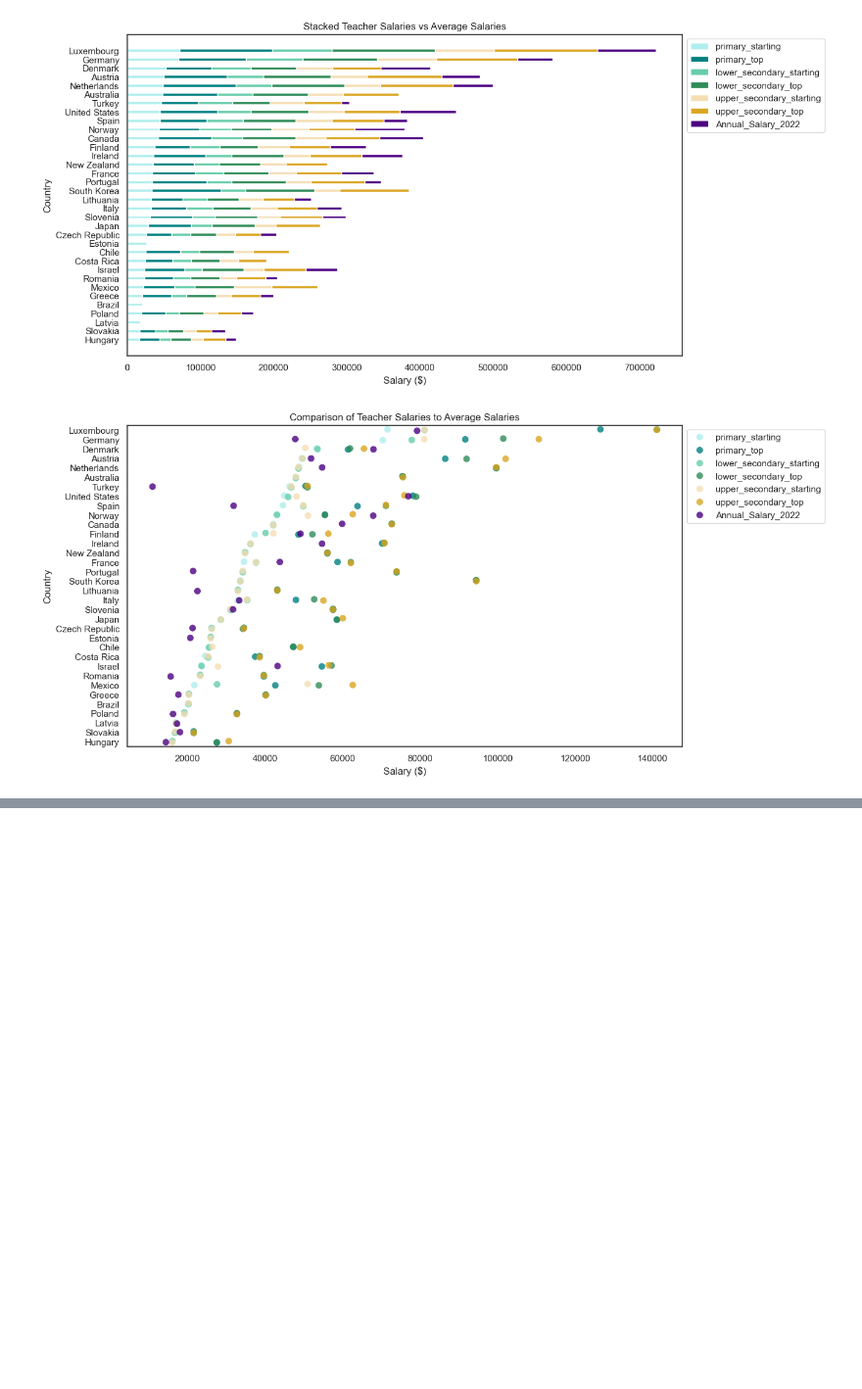
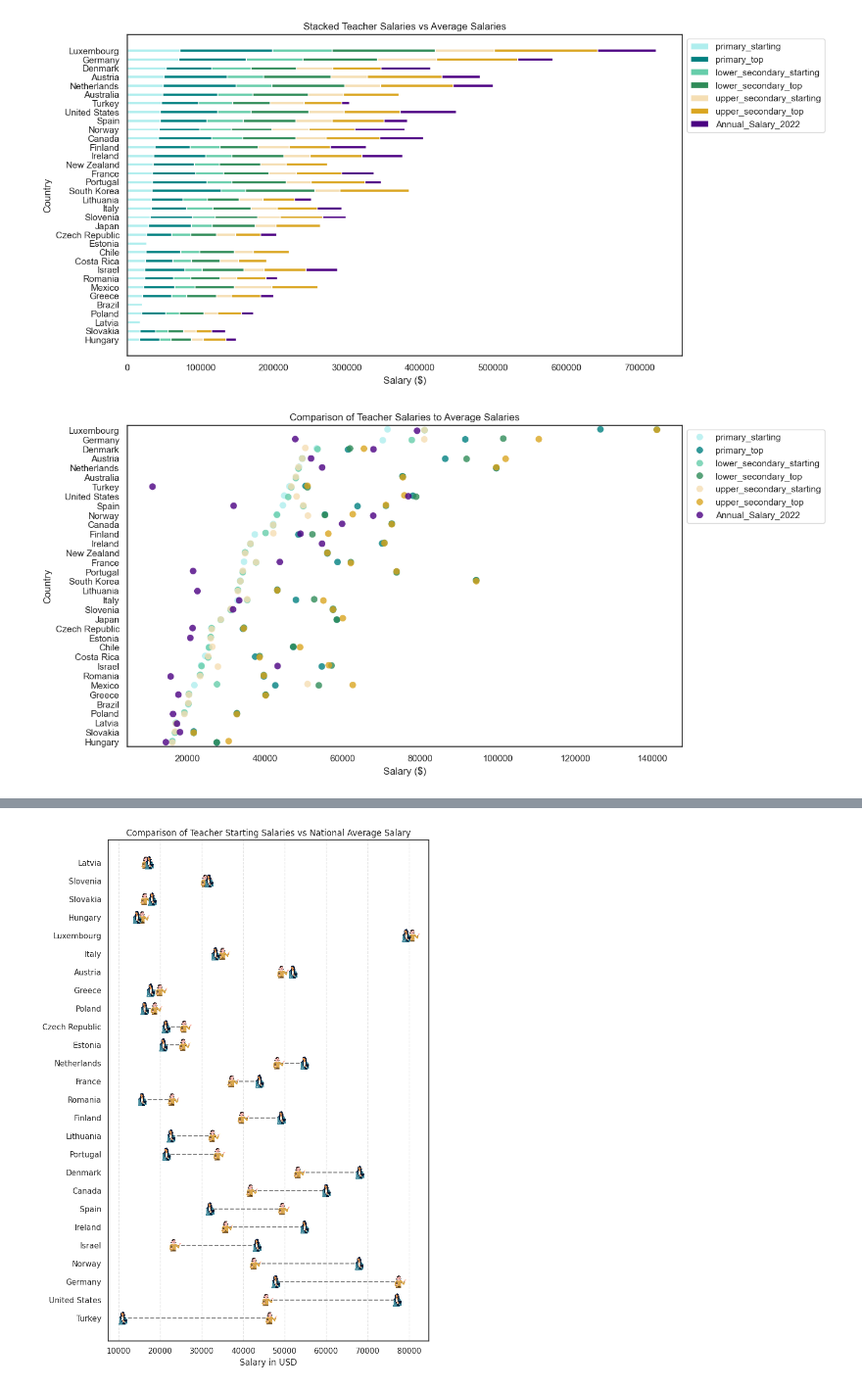
Before and after one commit to BeejalP/teachersalaries, a Jupyter notebook: my_project.ipynb, the cells around one changed output, grey strips where cells are left out. Shown at 98% size. Drawn from its saved outputs; the diff is of its cells as text; code cells hidden in the pictures; blank space fills up the shorter version.

```diff
--- a/my_project.ipynb
+++ b/my_project.ipynb
@@ -1679,0 +1754,56 @@ plt.show()
+# %%
+## Lollipop chart sorted by salary gap
+# import os
+from matplotlib.offsetbox import AnnotationBbox, OffsetImage
+from matplotlib.lines import Line2D
+
+# Calculate the gap between starting salary and national average salary
+salaries['salary_gap'] = abs(salaries['Annual_Salary_2022'] - salaries['lower_secondary_starting'])
+
+# Sort by the largest gap between the salaries
+salaries = salaries.sort_values(by="salary_gap", ascending=False)
+
+# Define paths to your images (adjust the paths as needed)
+teacher_icon_path = os.path.expanduser("~/Desktop/teacher.png")
+average_icon_path = os.path.expanduser("~/Desktop/average.png")
+
+# Function to load images for the markers
+def get_marker_image(image_path, zoom=0.1):
+    return OffsetImage(plt.imread(image_path), zoom=zoom)
+
+# Create the plot
+fig, ax = plt.subplots(figsize=(8, 11))
+
+# Loop through data and plot points with images for the markers
+for i in range(len(salaries)):
+    start_salary = salaries.iloc[i]["lower_secondary_starting"]
+    avg_salary = salaries.iloc[i]["Annual_Salary_2022"]
+
+    # Connecting line between the two salaries
+    ax.plot([start_salary, avg_salary], [i, i], color="gray", linestyle="--")
+
+    # Add teacher salary image
+    ab_teacher = AnnotationBbox(get_marker_image(teacher_icon_path, zoom=0.05),
+                                (start_salary, i), frameon=False)
+    ax.add_artist(ab_teacher)
+
+    # Add national average salary image
+    ab_average = AnnotationBbox(get_marker_image(average_icon_path, zoom=0.05),
+                                 (avg_salary, i), frameon=False)
+    ax.add_artist(ab_average)
+
+# Add labels, title, and grid
+ax.set_yticks(np.arange(len(salaries)))
+ax.set_yticklabels(salaries["Country"])
+ax.set_xlabel("Salary in USD")
+ax.set_title("Comparison of Teacher Starting Salaries vs National Average Salary")
+ax.grid(axis='x', linestyle="--", alpha=0.5)
+
+# Save the image
+plt.tight_layout()
+plt.savefig("salary_comparison_chart_with_icons.png")
+
+# Show the plot
+plt.show()
+# %% [output]
+[figure, added]
```
Also changed, not shown: parts of 9 cells of this notebook, 4 other files.
